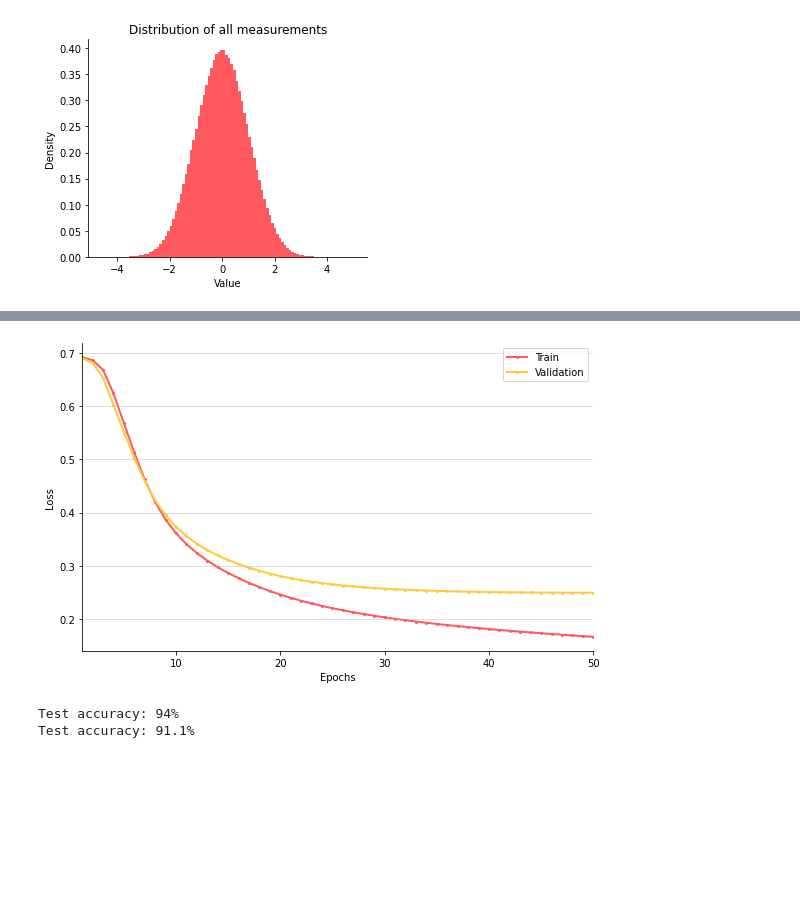
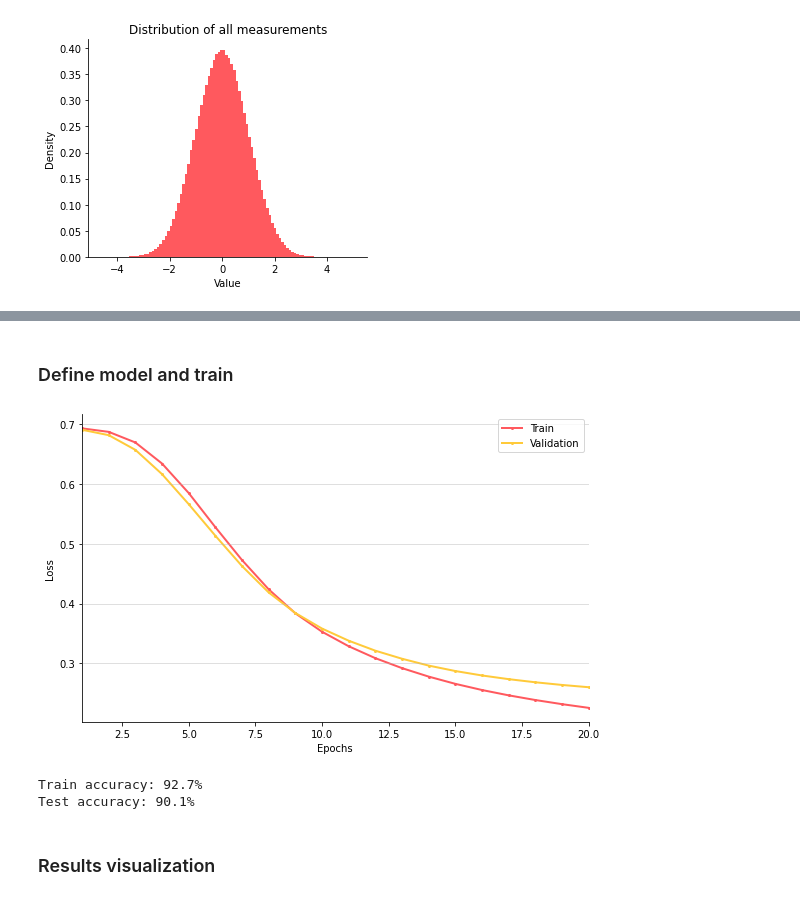
Before and after one commit to jjakubow/timeseries_cnn_xai, a Jupyter notebook: FordA.ipynb, the cells around one changed output, grey strips where cells are left out. Drawn from its saved outputs; the diff is of its cells as text; code cells hidden in the pictures; blank space fills up the shorter version.

```diff
--- a/FordA.ipynb
+++ b/FordA.ipynb
@@ -300,31 +126,26 @@ for epoch in t:
-# %%
-fig, ax = plt.subplots(figsize=(8, 5))
-epochs_passed = len(train_losses)
-ax.plot(range(1, epochs_passed + 1), train_losses, label="Train", linewidth=2, marker='o', markersize=2)
-ax.plot(range(1, epochs_passed + 1), valid_losses, label="Validation", linewidth=2, marker='o', markersize=2)
-ax.set_xlabel("Epochs")
-ax.set_ylabel("Loss")
-ax.set_xlim(1, len(train_losses))
-ax.legend()
-ax.grid(axis='y', alpha=0.5)
-fig.tight_layout()
-# %% [output]
-[figure, removed]
-# %%
-from sklearn.metrics import accuracy_score
-
-y_pred_train = model(X_train).view(-1).detach().numpy().round().astype(int)
-
-y_pred_test = model(X_test).view(-1).detach().numpy().round().astype(int)
-
-acc_train = accuracy_score(y_train, y_pred_train)
-acc_test = accuracy_score(y_test, y_pred_test)
-
-print("Test accuracy: %.3g" % (100 * acc_train) + "%")
-print("Test accuracy: %.3g" % (100 * acc_test) + "%")
-# %% [output]
-Test accuracy: 94%
-Test accuracy: 91.1%
+# %% [markdown]
+### Define model and train
+# %%
+model = CNN(X.shape[1:])
+optimizer = torch.optim.Adam(model.parameters(), lr=5e-5)
+loss_function = nn.BCELoss()
+
+train_losses, valid_losses = cnn_learn.run_training(model, optimizer, loss_function, train_loader, test_loader, 20)
+utils.plot_learning_curve(train_losses, valid_losses)
+# %% [output]
+[figure, added]
+# %%
+# determine accuracy
+
+for name, Xi, yi in zip(["Train", "Test"], [X_train, X_test], [y_train, y_test]):
+    y_pred = model(Xi).view(-1).detach().numpy().round().astype(int)
+    acc = accuracy_score(yi, y_pred)
+    print("%s accuracy: %.3g" % (name, (100 * acc)) + "%")
+# %% [output]
+Train accuracy: 92.7%
+Test accuracy: 90.1%
+# %% [markdown]
+### Results visualization
 # %%
 def reshape_transform(tensor, target_size):
     """
```
Also changed, not shown: parts of 10 cells of this notebook.
